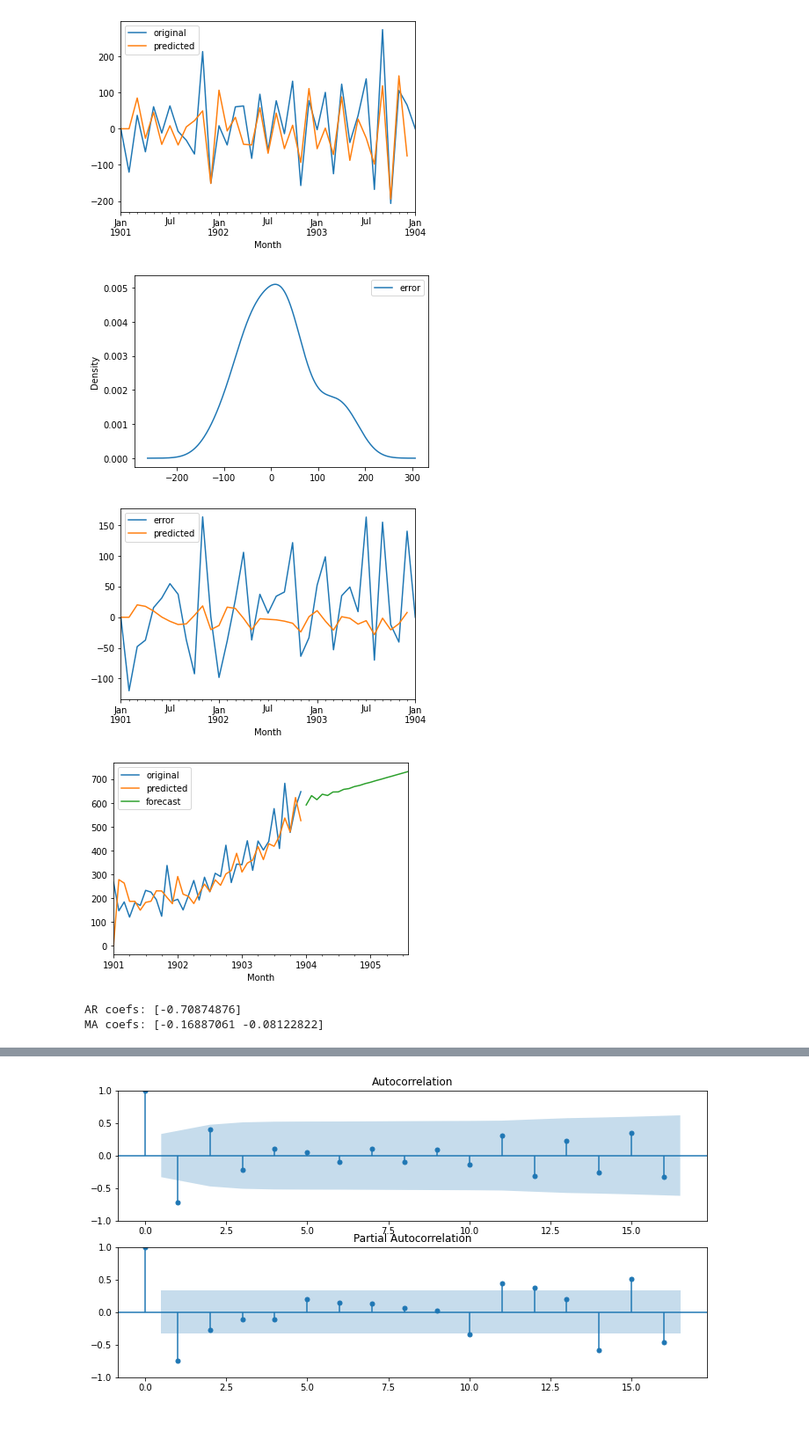
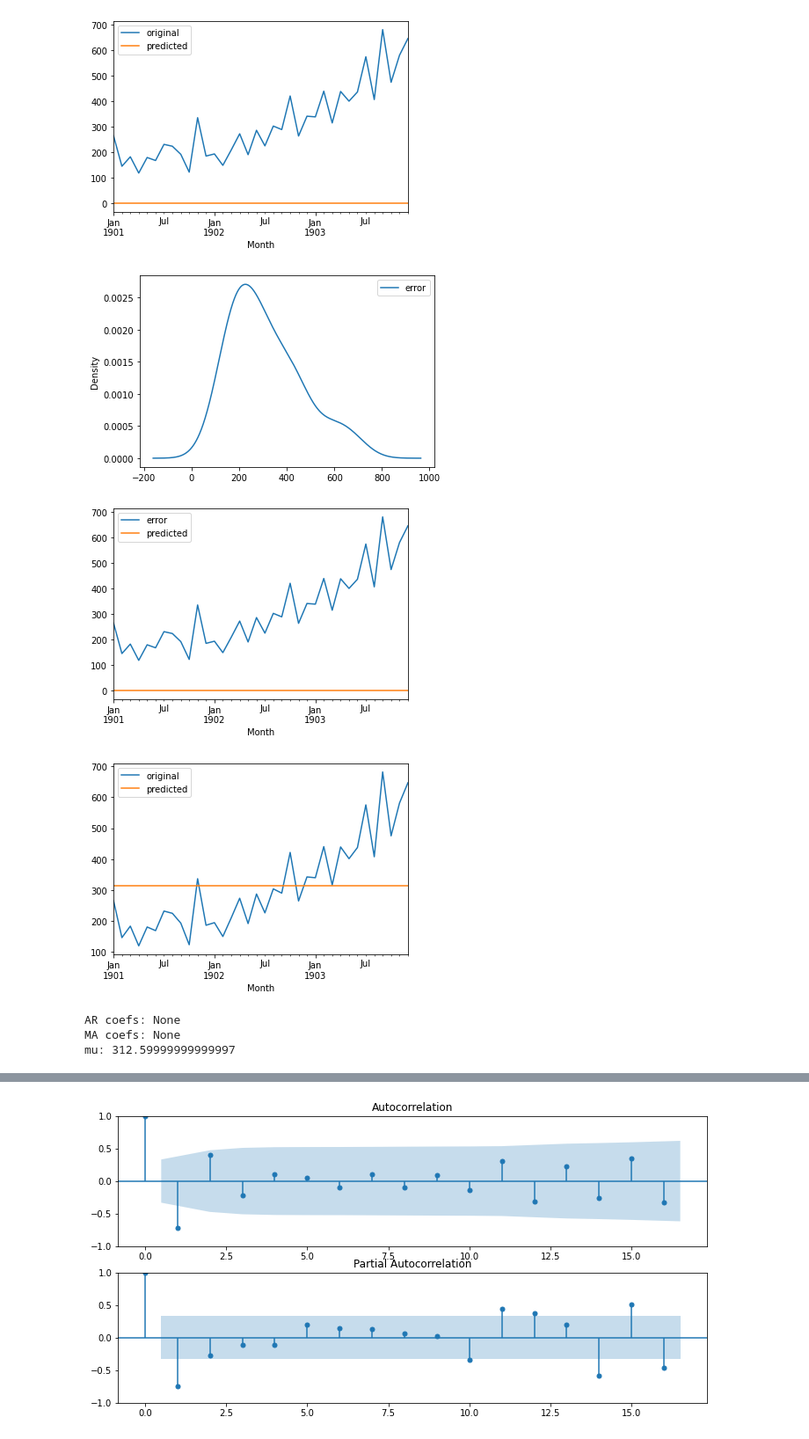
Before and after one commit to matt-juan23/time-series-forecasting, a Jupyter notebook: ARIMA.ipynb, the cells around one changed output, grey strips where cells are left out. Shown at 88% size. Drawn from its saved outputs; the diff is of its cells as text; code cells hidden in the pictures.

Commit message:
added graphs to report :)

```diff
--- a/ARIMA.ipynb
+++ b/ARIMA.ipynb
@@ -231,11 +244,13 @@ Warnings:
 # %%
-res, ar_coefs, ma_coefs, ar, ma = myARIMA(data, 1,1,2)
+res, ar_coefs, ma_coefs, ar, ma, mu = myARIMA(data, 0,0,0)
 print("AR coefs:", ar_coefs)
 print("MA coefs:", ma_coefs)
+print("mu:", mu)
 # %% [output]
-[figure, old version]
+[figure, new version]
-[figure, old version]
+[figure, new version]
-[figure, old version]
+[figure, new version]
-[figure, old version]
+[figure, new version]
-AR coefs: [-0.70874876]
-MA coefs: [-0.16887061 -0.08122822]
+AR coefs: None
+MA coefs: None
+mu: 312.59999999999997
```
Also changed, not shown: parts of 8 cells of this notebook, 3 other files.
